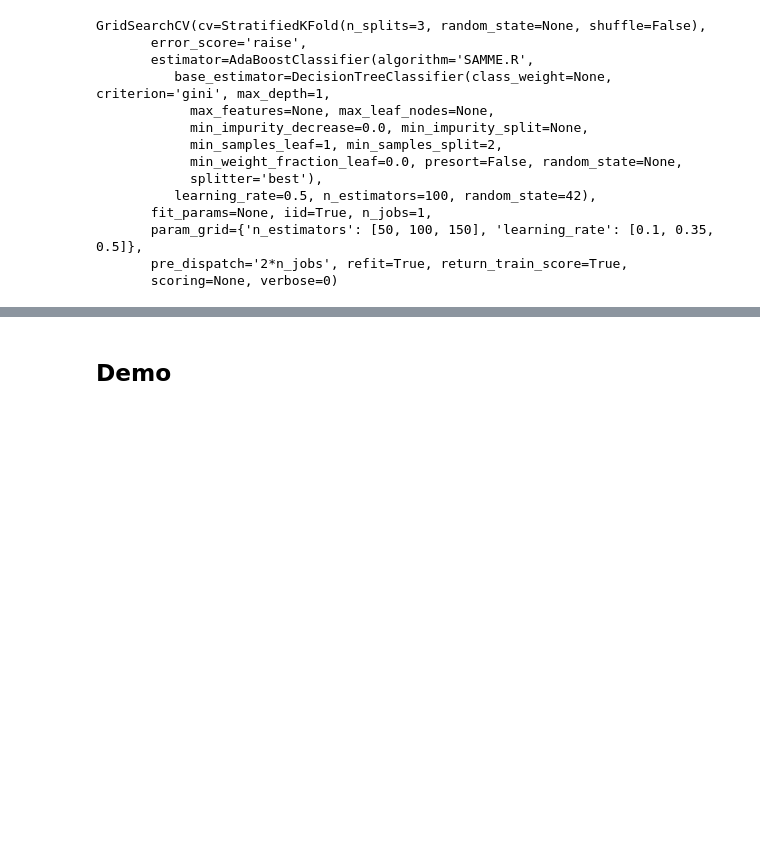
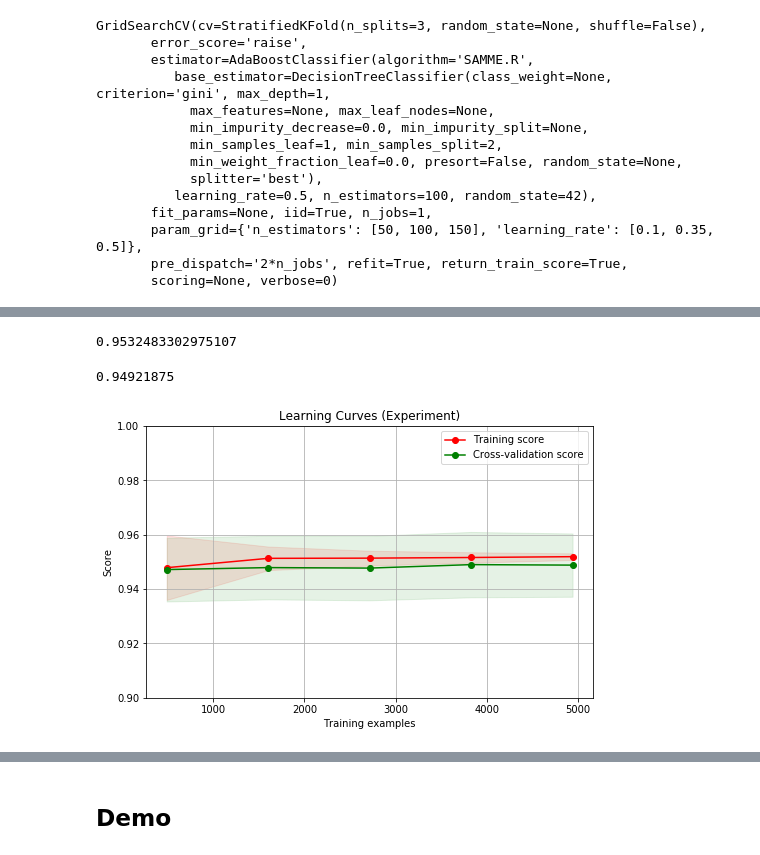
Before and after one commit to dim4o/gender-recognizer, a Jupyter notebook: Gender Classification.ipynb, the cells around one changed output, grey strips where cells are left out. Saved outputs shown, nothing was run; the diff lists cells and outputs as text; code cells hidden in the pictures; blank space fills up the shorter version.

```diff
--- a/Gender Classification.ipynb
+++ b/Gender Classification.ipynb
@@ -1077,0 +1090,20 @@ Train score: 0.88203125
+# %%
+new_features = [np.array([0, 0, 0])]
+for image in features:
+    svm = svm_result = grid_search_svm.predict_proba([image])[0][1]
+    logr = grid_search_logistic_regresion.predict_proba([image])[0][1]
+    adabst = ada_boost_grid_search.predict_proba([image])[0][1]
+
+    new_features = np.append(new_features, [[svm, logr, adabst]], axis=0)
+
+new_features = new_features[1:]
+# %%
+new_features_train, new_features_test, labels_train, labels_test = train_test_split(
+    new_features, labels, train_size=0.7, test_size=0.3) # random_state=1234
+
+from sklearn.preprocessing import PolynomialFeatures
+
+pipe = Pipeline(steps=[('poly', PolynomialFeatures(degree=2)),
+                       ('lr', LogisticRegression())])
+
+pipe.fit(new_features_train, labels_train)
@@ -1077,0 +1137,8 @@ Train score: 0.88203125
+# %%
+grid_search_pipe.score(new_features_test, labels_test)
+# %% [output]
+0.9532483302975107
+# %%
+grid_search_pipe.score(new_features_train, labels_train)
+# %% [output]
+0.94921875
@@ -1077,0 +1151,12 @@ Train score: 0.88203125
+# %%
+cv = ShuffleSplit(n_splits=10, test_size=0.1, random_state=0)
+plot_learning_curve(grid_search_pipe.best_estimator_,
+                    "Learning Curves (Experiment)",
+                    new_features, labels, ylim=(0.9, 1.), cv=cv, n_jobs=4)
+plt.show()
+
+# experiment_estimator = grid_search_pipe.best_estimator_
+# roc = plot_roc_curve(experiment_estimator, new_features_test, labels_test, title="Experiment")
+# roc.show()
+# %% [output]
+[figure, added]
```
Also changed, not shown: parts of 45 cells of this notebook, 2 other files.
